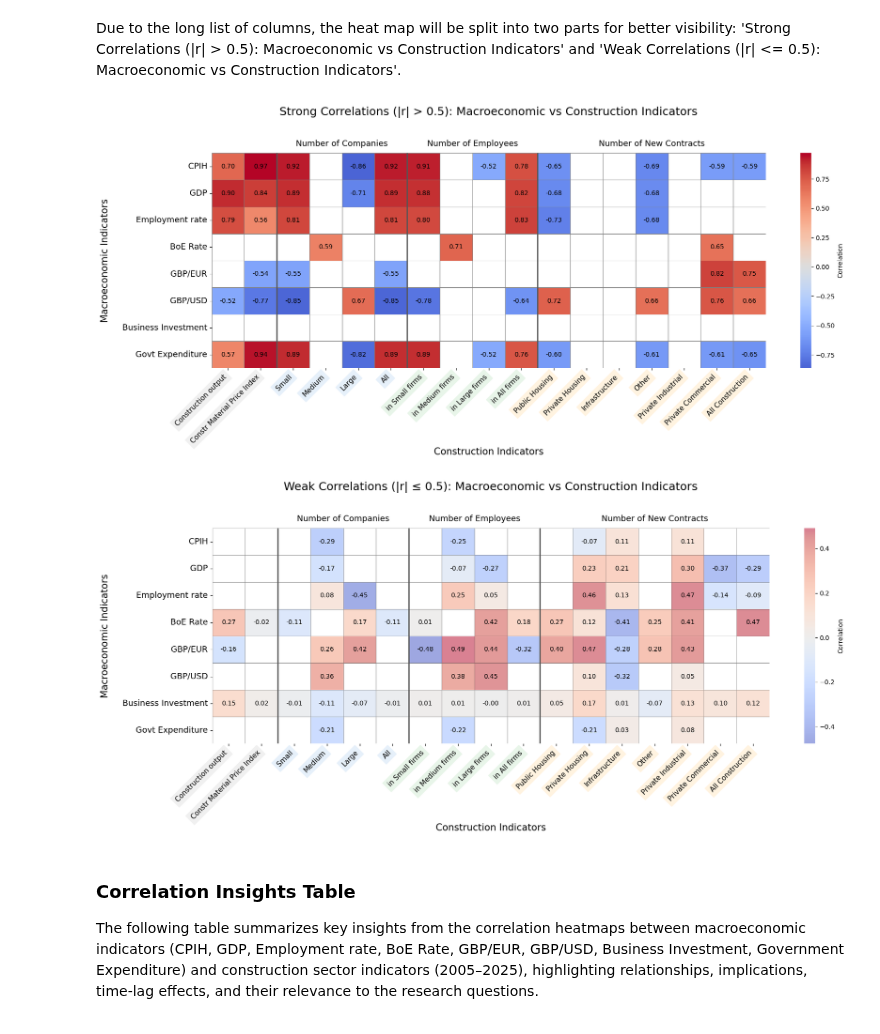
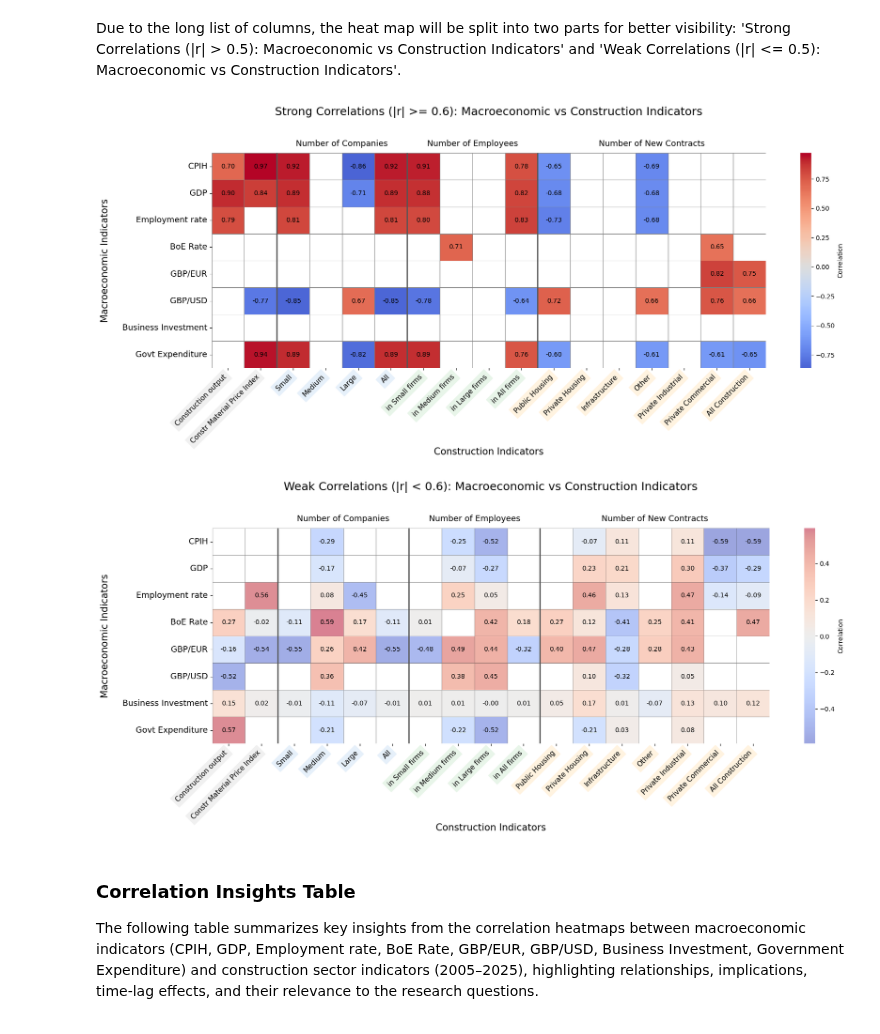
Before and after one commit to Alisa-Makhonina/Macroeconomic_indicators_vs_Construction_indicators, a Jupyter notebook: 4_Exploratory Data Analysis.ipynb, the cells around one changed output. Saved outputs shown, nothing was run; the diff lists cells and outputs as text; code cells hidden in the pictures.

```diff
--- a/4_Exploratory Data Analysis.ipynb
+++ b/4_Exploratory Data Analysis.ipynb
@@ -313,10 +313,10 @@ def plot_correlation_heatmap(corr_matrix, title, mask_strong=False):
 
     # Create mask and display matrix
     if mask_strong:
-        mask = corr_matrix.abs() >= 0.5
+        mask = corr_matrix.abs() > 0.6
         display_matrix = corr_matrix.where(~mask)
     else:
-        display_matrix = corr_matrix.where(corr_matrix.abs() > 0.5)
+        display_matrix = corr_matrix.where(corr_matrix.abs() >= 0.6)
         mask = None
 
     # Plot heatmap
@@ -361,21 +361,21 @@ def plot_correlation_heatmap(corr_matrix, title, mask_strong=False):
 # %%
 # Plot a heatmap for strong correlations
 plot_correlation_heatmap(
     correlation,
-    title="Strong Correlations (|r| > 0.5): Macroeconomic vs Construction Indicators",
+    title="Strong Correlations (|r| >= 0.6): Macroeconomic vs Construction Indicators",
     mask_strong=False
 )
 # %% [output]
-[figure, old version]
+[figure, new version]
 # %%
 # Plot a heatmap fpr weak correlations
 plot_correlation_heatmap(
     correlation,
-    title="Weak Correlations (|r| ≤ 0.5): Macroeconomic vs Construction Indicators",
+    title="Weak Correlations (|r| < 0.6): Macroeconomic vs Construction Indicators",
     mask_strong=True
 )
 # %% [output]
-[figure, old version]
+[figure, new version]
 # %% [markdown]
 ### Correlation Insights Table
 
```
